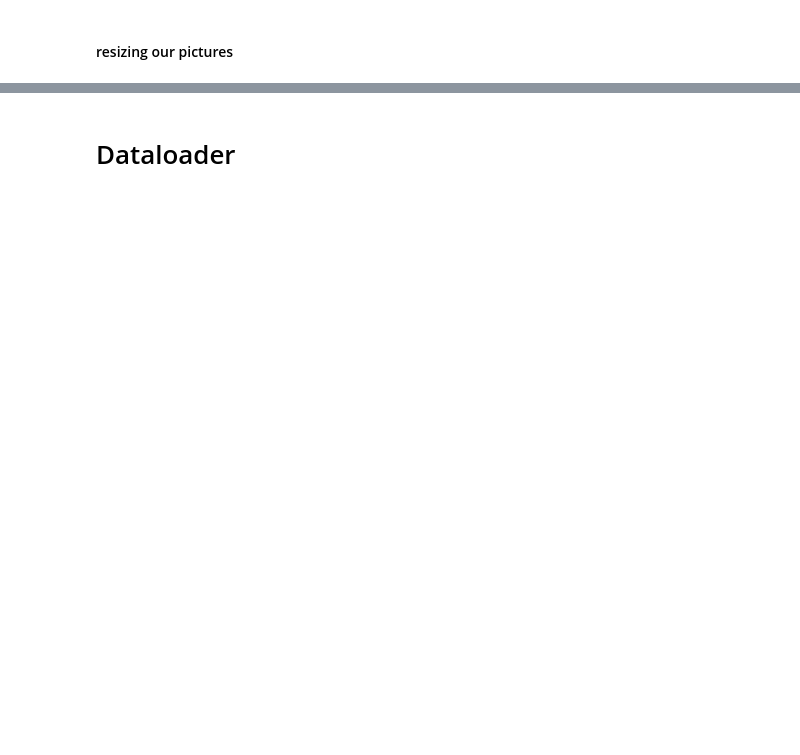
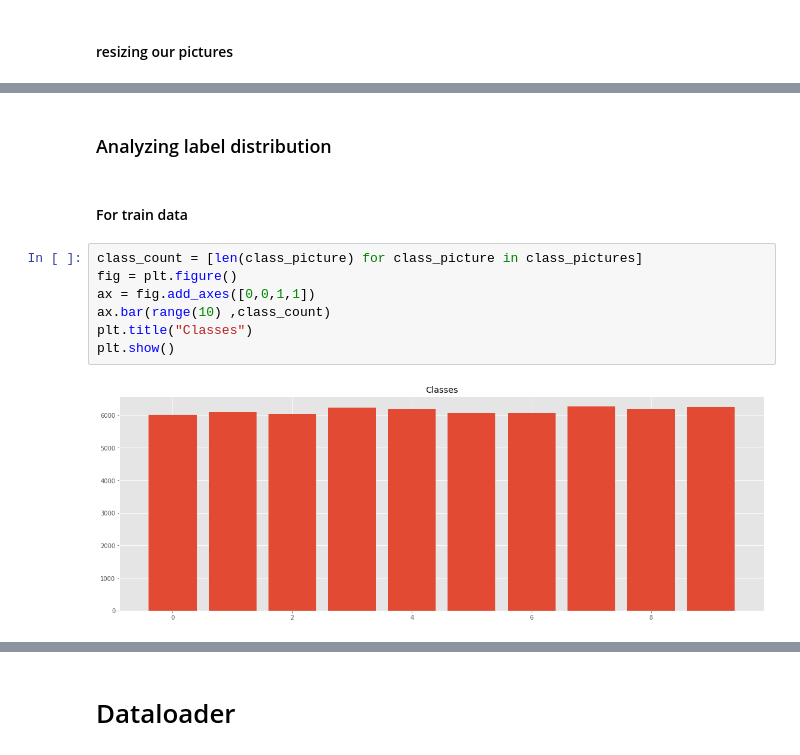
Before and after one commit to shayunak/Neural-Networks, a Jupyter notebook: AI-CA5-P1.ipynb, the cells around one changed output, grey strips where cells are left out. Drawn from its saved outputs; the diff is of its cells as text; blank space fills up the shorter version.

```diff
--- a/AI-CA5-P1.ipynb
+++ b/AI-CA5-P1.ipynb
@@ -83,0 +88,13 @@ TypeError: object of type 'numpy.float64' has no len()
+# %% [markdown]
+### Analyzing label distribution
+# %% [markdown]
+#### For train data
+# %%
+class_count = [len(class_picture) for class_picture in class_pictures]
+fig = plt.figure()
+ax = fig.add_axes([0,0,1,1])
+ax.bar(range(10) ,class_count)
+plt.title("Classes")
+plt.show()
+# %% [output]
+[figure, added]
```
Also changed, not shown: parts of 13 cells of this notebook.
